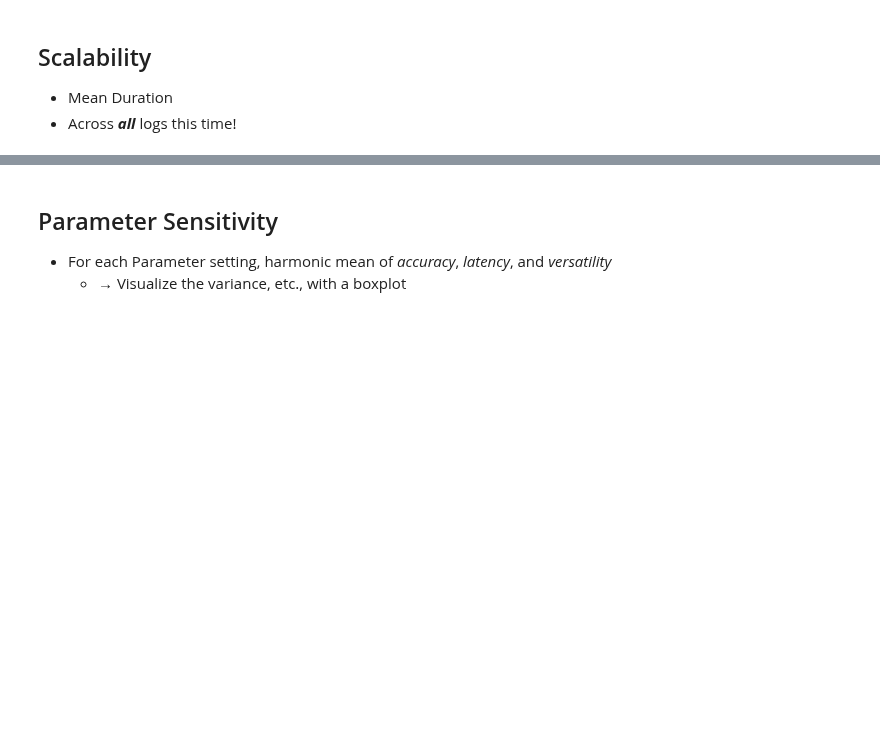
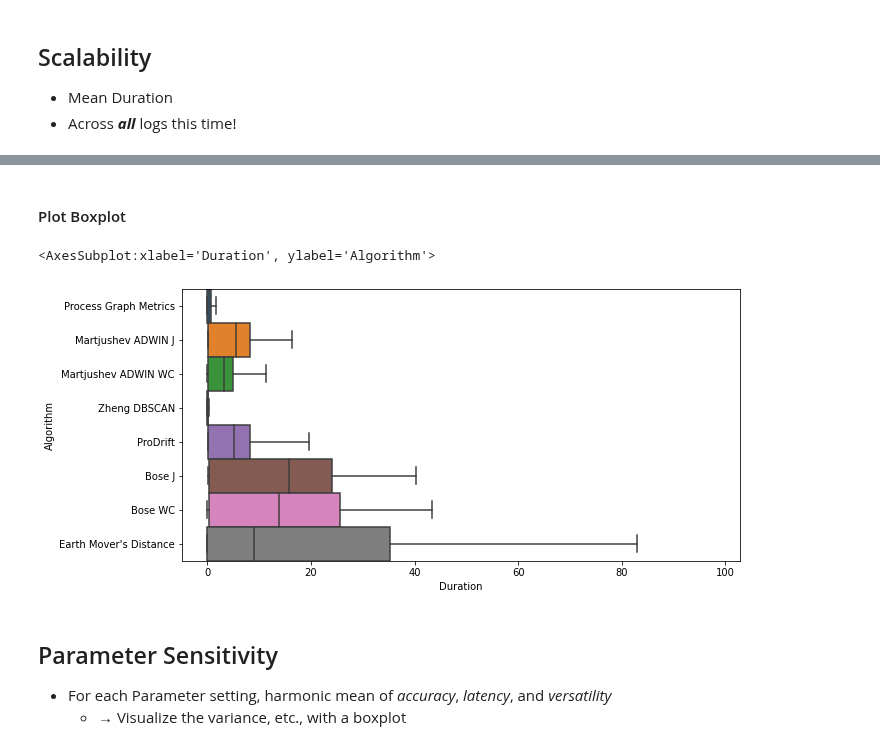
Before and after one commit to cpitsch/cdrift-evaluation, a Jupyter notebook: evaluate_results.ipynb, the cells around one changed output, grey strips where cells are left out. Cells and saved outputs as stored; diff of their text form; code cells hidden in the pictures; blank space fills up the shorter version.

```diff
--- a/evaluate_results.ipynb
+++ b/evaluate_results.ipynb
@@ -251,8 +294,0 @@ ceravolo_patterns
-# %%
-ostovar_patterns = list({
-        logname.split('_')[-1]
-        for logname in df_noiseless[df_noiseless["Log Source"] == "Ostovar"]["Log"].unique()
-})
-
-ostovar_patterns.sort(key=lambda x:len(x))
-ostovar_patterns
@@ -299,3 +405,21 @@ Earth Mover's Distance: 00:16:54
+# %% [markdown]
+#### Plot Boxplot
+# %%
+scalability_plot_df = pd.DataFrame([
+    {
+        "Algorithm": name,
+        "Duration": duration.total_seconds() / 60
+    }
+    for name, a_df in dfs
+    for duration in a_df["Duration"].tolist()
+])
+
+fig, ax = plt.subplots(figsize=(10, 5))
+ax.set_xlabel("Duration [Minutes]")
+sns.boxplot(data=scalability_plot_df, x="Duration", y="Algorithm", width=1, ax=ax, fliersize=0)
+# %% [output]
+<AxesSubplot:xlabel='Duration', ylabel='Algorithm'>
+[figure, added]
 # %% [markdown]
 ## Parameter Sensitivity
 - For each Parameter setting, harmonic mean of *accuracy*, *latency*, and *versatility*
```
Also changed, not shown: parts of 28 cells of this notebook.
